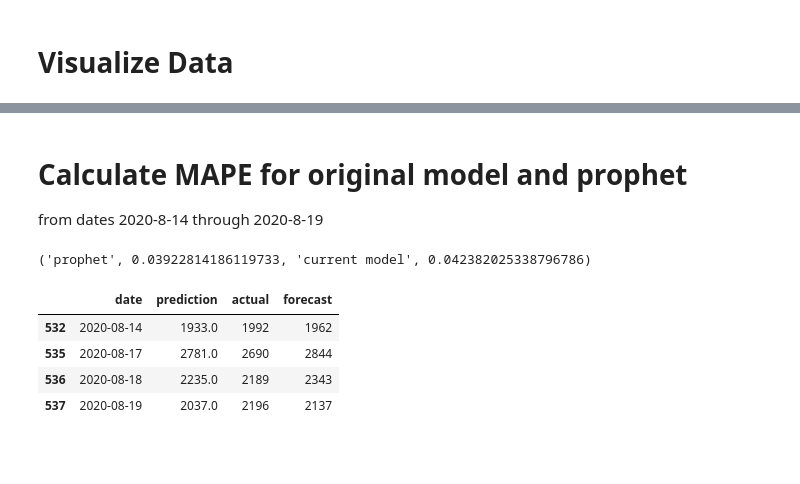
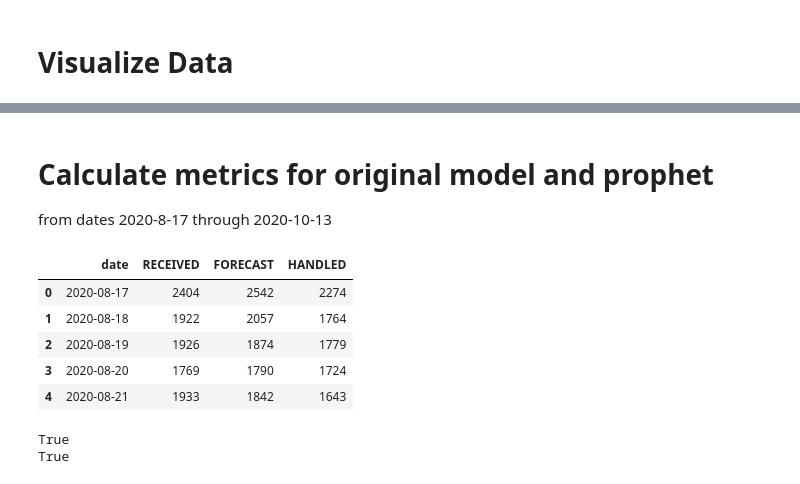
Before and after one commit to majickdave/dji_vol, a Jupyter notebook: prophet_model.ipynb, the cells around one changed output, grey strips where cells are left out. Drawn from its saved outputs; the diff is of its cells as text; code cells hidden in the pictures; blank space fills up the shorter version.

Commit message:
completed model metrics

```diff
--- a/prophet_model.ipynb
+++ b/prophet_model.ipynb
@@ -90,29 +95,16 @@ fig2 = m.plot_components(forecast)
 # %% [markdown]
-# Calculate MAPE for original model and prophet
-from dates 2020-8-14 through 2020-8-19
+# Calculate metrics for original model and prophet
+from dates 2020-8-17 through 2020-10-13
-# %%
-f = forecast[(forecast['ds']>='2020-08-14') & (forecast['ds']<'2020-08-20')][['ds', 'yhat', 'yhat_lower', 'yhat_upper']]
-
-# get rid of predictions on the weekends
-f = f[(f['ds'] != '2020-08-15') & (f['ds'] != '2020-08-16')]
-
-# get actual recent
-f['actual'] = [1992,2690,2189,2196]
-
-f['forecast'] = [1962,2844,2343,2137]
-
-'prophet',abs((f['yhat']-f['actual'])/f['actual']).mean(), 'current model',abs((f['forecast'] - f['actual'])/f['actual']).mean()
-# %% [output]
-('prophet', 0.03922814186119733, 'current model', 0.042382025338796786)
-# %%
-# Create display dataframe for results
-d = f[['ds','yhat','actual','forecast']].copy()
-d['yhat'] = d['yhat'].round()
-d.columns = ['date', 'prediction', 'actual', 'forecast']
-d
-# %% [output]
-|  | date | prediction | actual | forecast |
-| 532 | 2020-08-14 | 1933.0 | 1992 | 1962 |
-| 535 | 2020-08-17 | 2781.0 | 2690 | 2844 |
-| 536 | 2020-08-18 | 2235.0 | 2189 | 2343 |
-| 537 | 2020-08-19 | 2037.0 | 2196 | 2137 |
+# %%
+## Load current volume and forecast
+
+df2 = pd.read_csv('ris_forecast.csv', usecols=[0,1,2,3])
+df2['date'] = pd.to_datetime(df2['date'])
+df2.head()
+# %% [output]
+|  | date | RECEIVED | FORECAST | HANDLED |
+| 0 | 2020-08-17 | 2404 | 2542 | 2274 |
+| 1 | 2020-08-18 | 1922 | 2057 | 1764 |
+| 2 | 2020-08-19 | 1926 | 1874 | 1779 |
+| 3 | 2020-08-20 | 1769 | 1790 | 1724 |
+| 4 | 2020-08-21 | 1933 | 1842 | 1643 |
@@ -118,0 +121,9 @@ d
+# %%
+# validate forecast dates equals actual dates
+print(df2.shape[0] == f.shape[0])
+
+# validate all dates for forecast equal actual dates
+print(all(df2['date'].dt.date.values == f['ds'].dt.date.values))
+# %% [output]
+True
+True
```
Also changed, not shown: parts of 14 cells of this notebook, 8 other files.
